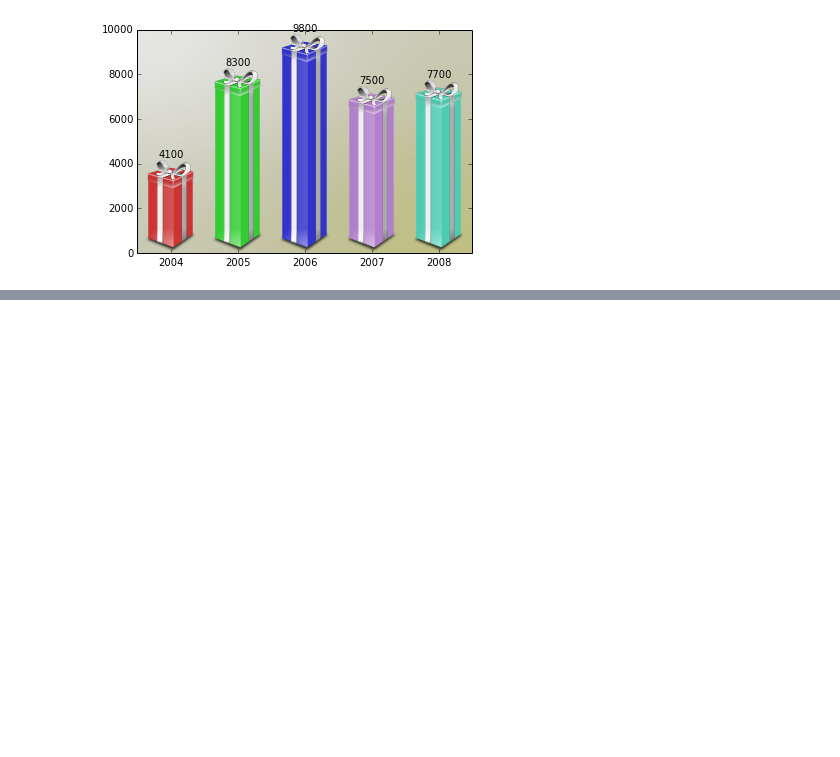
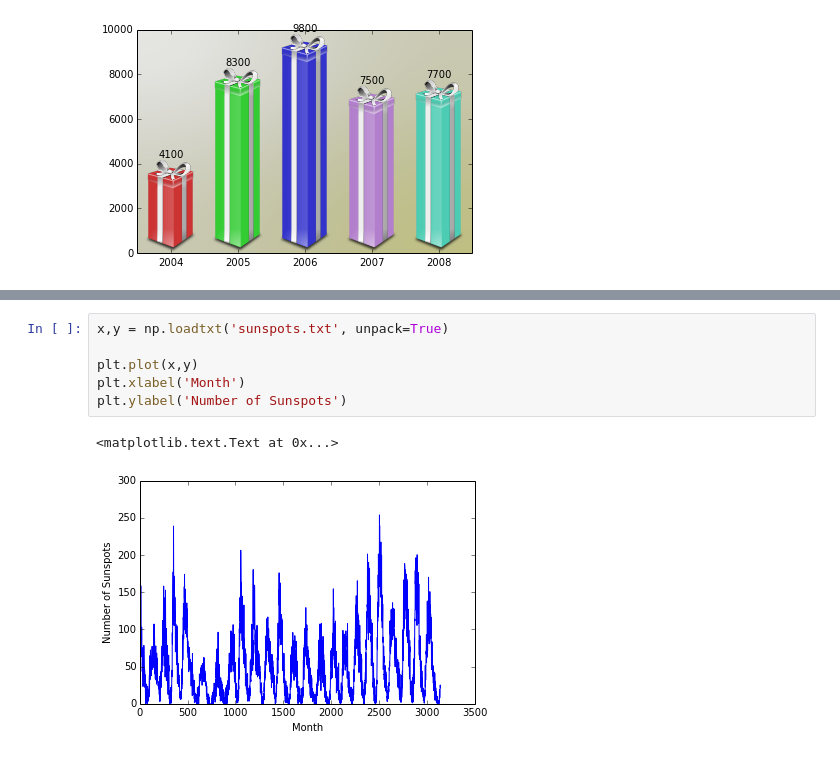
Before and after one commit to dclove202/PHYS202-S14, a Jupyter notebook: Graphics/GraphicsExercises.ipynb, the cells around one changed output, grey strips where cells are left out. Drawn from its saved outputs; the diff is of its cells as text; blank space fills up the shorter version.

```diff
--- a/Graphics/GraphicsExercises.ipynb
+++ b/Graphics/GraphicsExercises.ipynb
@@ -151,0 +159,9 @@ if 1:
+# %%
+x,y = np.loadtxt('sunspots.txt', unpack=True)
+
+plt.plot(x,y)
+plt.xlabel('Month')
+plt.ylabel('Number of Sunspots')
+# %% [output]
+<matplotlib.text.Text at 0x...>
+[figure, added]
```
Also changed, not shown: parts of 3 cells of this notebook, 5 other files.
